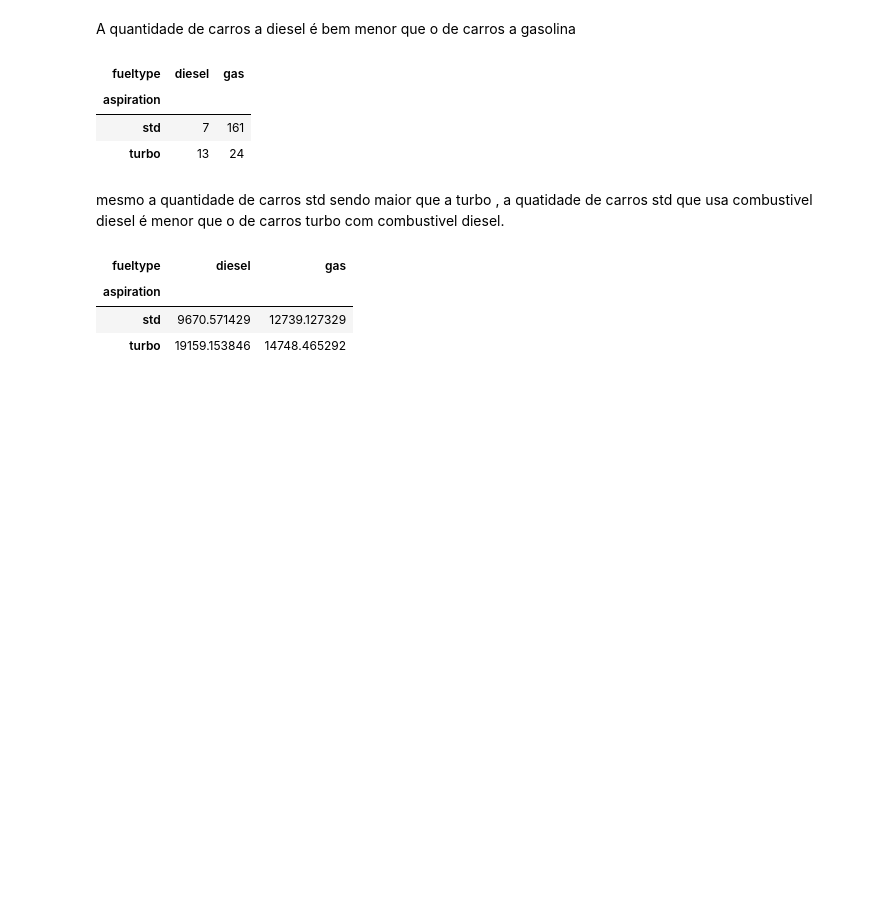
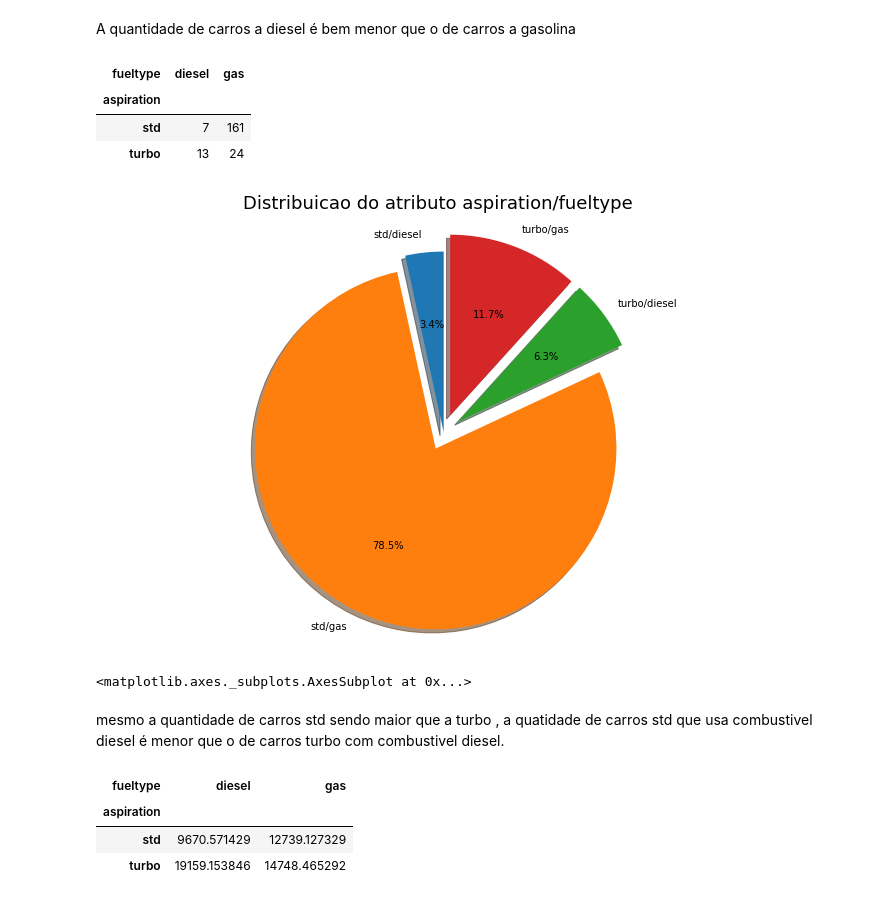
Before and after one commit to PAndersonSB/Introducao-Datascience, a Jupyter notebook: Data_Science_Projeto_1.ipynb, the cells around one changed output. Drawn from its saved outputs; the diff is of its cells as text; code cells hidden in the pictures; blank space fills up the shorter version.

```diff
--- a/Data_Science_Projeto_1.ipynb
+++ b/Data_Science_Projeto_1.ipynb
@@ -186,0 +197,30 @@ funções para diminuir a repetição de codigo
+# %%
+def graf_pizza_cross(df, titulo, explode):
+  ###### criando data frame para fazer plotagem
+  #valores
+
+  frequencia = []
+  for x in range(len(df)):
+    for i in range(len(df.iloc[0])):
+      frequencia.append(df.iloc[x][i])
+
+  #indices
+  index = []
+  for x in range(len(df.index)):
+    for i in range(len(df.columns)):
+      index.append(df.index[x] +'/'+ df.columns[i])
+
+  df =pd.DataFrame({'Frequencia': frequencia},index = index)
+
+  #############plotagem
+  fig, ax = plt.subplots(figsize=(12, 8))
+  ax.pie(list(df['Frequencia']),
+        explode = explode ,
+        labels=list(df.index),
+        autopct='%1.1f%%',
+        shadow=True, startangle=90)
+
+  ax.axis('equal')
+  ax.set_title(f'Distribuicao do atributo {titulo}', fontsize=18)
+  plt.show()
+  return ax
@@ -216,6 +261,11 @@ df
 | aspiration |  |  |
 | std | 7 | 161 |
 | turbo | 13 | 24 |
+# %%
+graf_pizza_cross(distruibuicao_crosstab('aspiration', 'fueltype') ,'aspiration/fueltype' ,(0,0.1,0.1,0.1) )
+# %% [output]
+[figure, added]
+<matplotlib.axes._subplots.AxesSubplot at 0x...>
 # %% [markdown]
 mesmo a quantidade de carros std sendo maior que a turbo , a quatidade de carros std que usa combustivel diesel é menor que o de carros turbo com combustivel diesel.
 # %%
```
Also changed, not shown: parts of 20 cells of this notebook.
